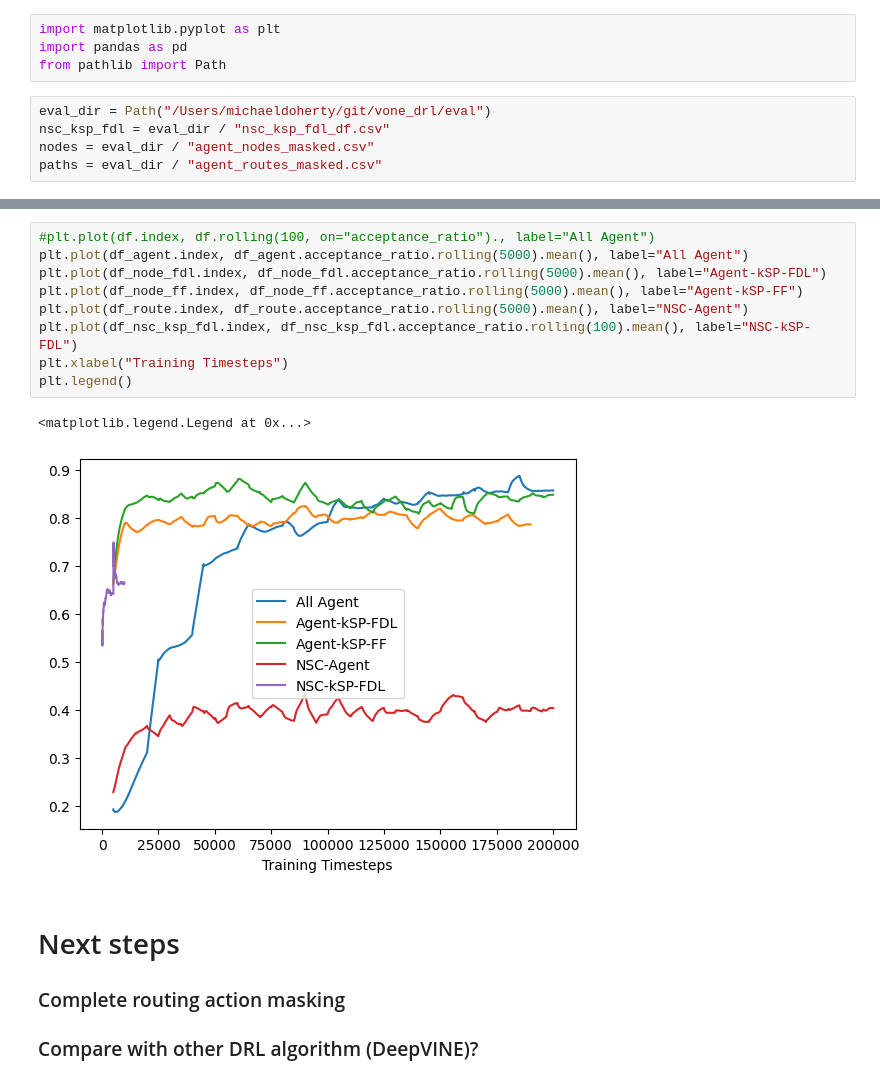
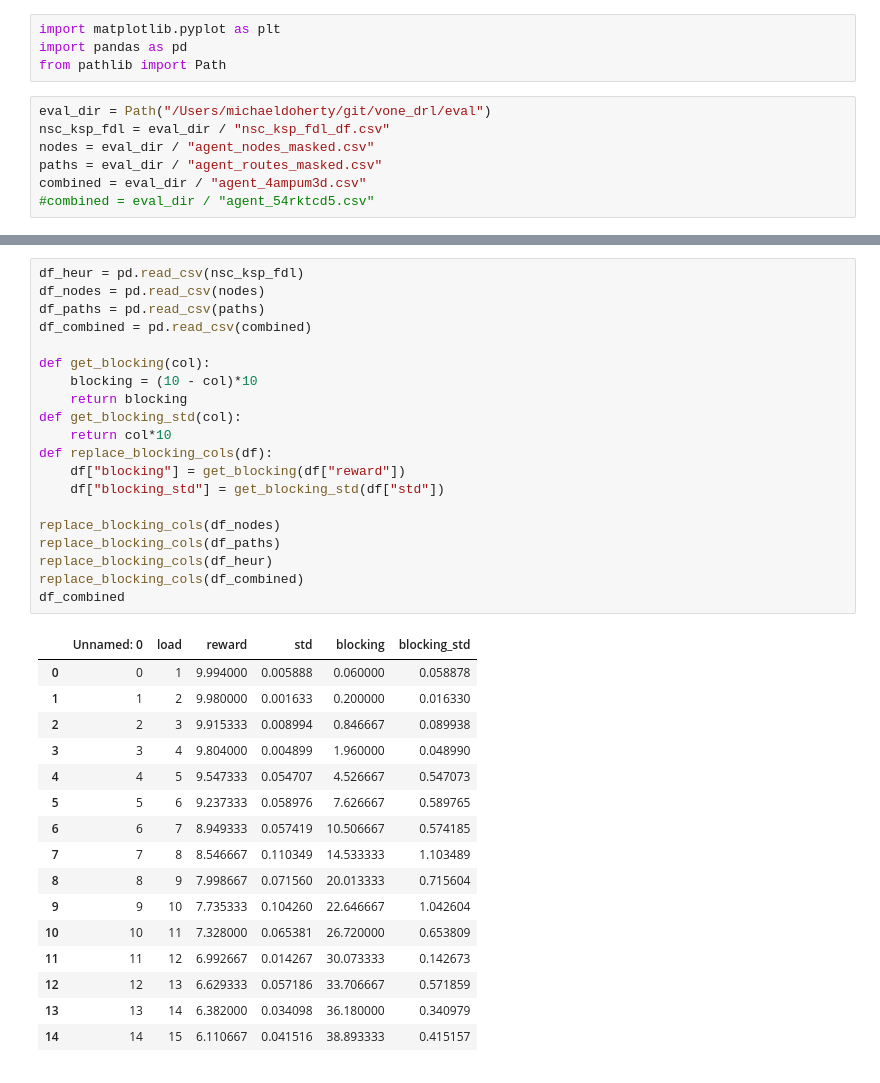
Before and after one commit to micdoh/vone_drl, a Jupyter notebook: plots.ipynb, the cells around one changed output, grey strips where cells are left out. Drawn from its saved outputs; the diff is of its cells as text.

```diff
--- a/plots.ipynb
+++ b/plots.ipynb
@@ -7,3 +7,5 @@ eval_dir = Path("/Users/michaeldoherty/git/vone_drl/eval")
 nsc_ksp_fdl = eval_dir / "nsc_ksp_fdl_df.csv"
 nodes = eval_dir / "agent_nodes_masked.csv"
 paths = eval_dir / "agent_routes_masked.csv"
+combined = eval_dir / "agent_4ampum3d.csv"
+#combined = eval_dir / "agent_54rktcd5.csv"
@@ -32,18 +12,37 @@ paths
-# %%
-#plt.plot(df.index, df.rolling(100, on="acceptance_ratio")., label="All Agent")
-plt.plot(df_agent.index, df_agent.acceptance_ratio.rolling(5000).mean(), label="All Agent")
-plt.plot(df_node_fdl.index, df_node_fdl.acceptance_ratio.rolling(5000).mean(), label="Agent-kSP-FDL")
-plt.plot(df_node_ff.index, df_node_ff.acceptance_ratio.rolling(5000).mean(), label="Agent-kSP-FF")
-plt.plot(df_route.index, df_route.acceptance_ratio.rolling(5000).mean(), label="NSC-Agent")
-plt.plot(df_nsc_ksp_fdl.index, df_nsc_ksp_fdl.acceptance_ratio.rolling(100).mean(), label="NSC-kSP-FDL")
-plt.xlabel("Training Timesteps")
-plt.legend()
-# %% [output]
-<matplotlib.legend.Legend at 0x...>
-[figure, removed]
-# %% [markdown]
-# Next steps
-
-### Complete routing action masking
-
-### Compare with other DRL algorithm (DeepVINE)?
+# %%
+df_heur = pd.read_csv(nsc_ksp_fdl)
+df_nodes = pd.read_csv(nodes)
+df_paths = pd.read_csv(paths)
+df_combined = pd.read_csv(combined)
+
+def get_blocking(col):
+    blocking = (10 - col)*10
+    return blocking
+def get_blocking_std(col):
+    return col*10
+def replace_blocking_cols(df):
+    df["blocking"] = get_blocking(df["reward"])
+    df["blocking_std"] = get_blocking_std(df["std"])
+
+replace_blocking_cols(df_nodes)
+replace_blocking_cols(df_paths)
+replace_blocking_cols(df_heur)
+replace_blocking_cols(df_combined)
+df_combined
+# %% [output]
+|  | Unnamed: 0 | load | reward | std | blocking | blocking_std |
+| 0 | 0 | 1 | 9.994000 | 0.005888 | 0.060000 | 0.058878 |
+| 1 | 1 | 2 | 9.980000 | 0.001633 | 0.200000 | 0.016330 |
+| 2 | 2 | 3 | 9.915333 | 0.008994 | 0.846667 | 0.089938 |
+| 3 | 3 | 4 | 9.804000 | 0.004899 | 1.960000 | 0.048990 |
+| 4 | 4 | 5 | 9.547333 | 0.054707 | 4.526667 | 0.547073 |
+| 5 | 5 | 6 | 9.237333 | 0.058976 | 7.626667 | 0.589765 |
+| 6 | 6 | 7 | 8.949333 | 0.057419 | 10.506667 | 0.574185 |
+| 7 | 7 | 8 | 8.546667 | 0.110349 | 14.533333 | 1.103489 |
+| 8 | 8 | 9 | 7.998667 | 0.071560 | 20.013333 | 0.715604 |
+| 9 | 9 | 10 | 7.735333 | 0.104260 | 22.646667 | 1.042604 |
+| 10 | 10 | 11 | 7.328000 | 0.065381 | 26.720000 | 0.653809 |
+| 11 | 11 | 12 | 6.992667 | 0.014267 | 30.073333 | 0.142673 |
+| 12 | 12 | 13 | 6.629333 | 0.057186 | 33.706667 | 0.571859 |
+| 13 | 13 | 14 | 6.382000 | 0.034098 | 36.180000 | 0.340979 |
+| 14 | 14 | 15 | 6.110667 | 0.041516 | 38.893333 | 0.415157 |
```
Also changed, not shown: parts of 4 cells of this notebook.
